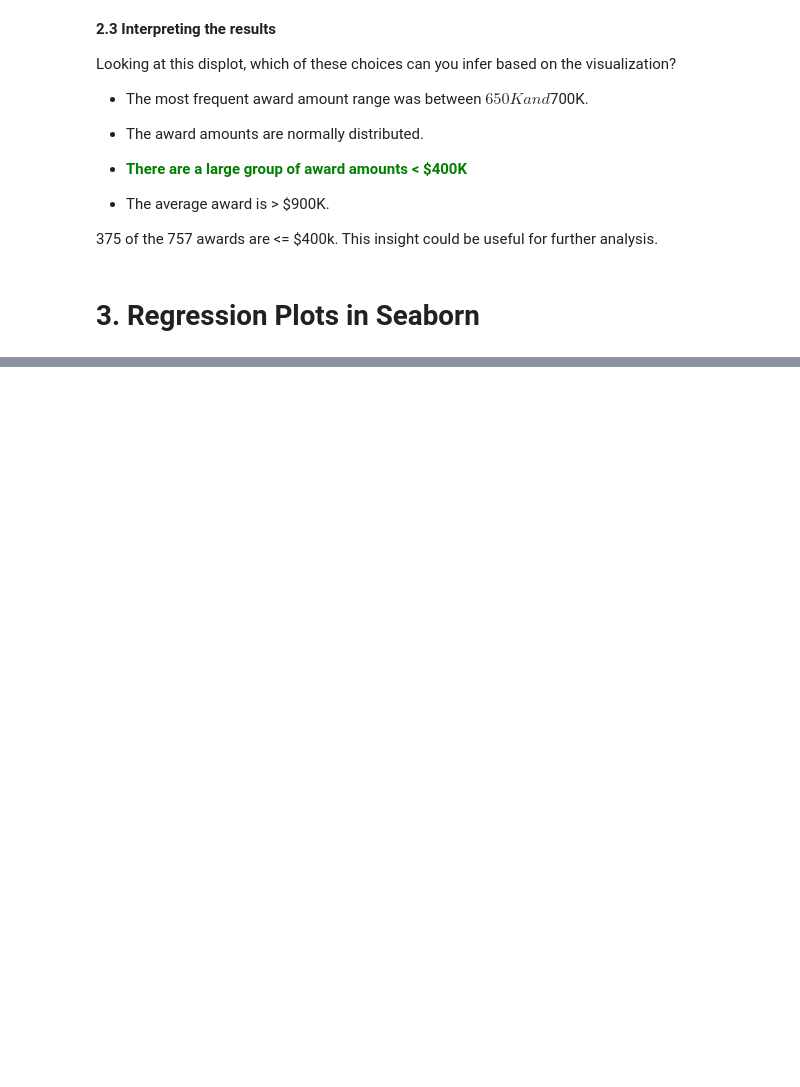
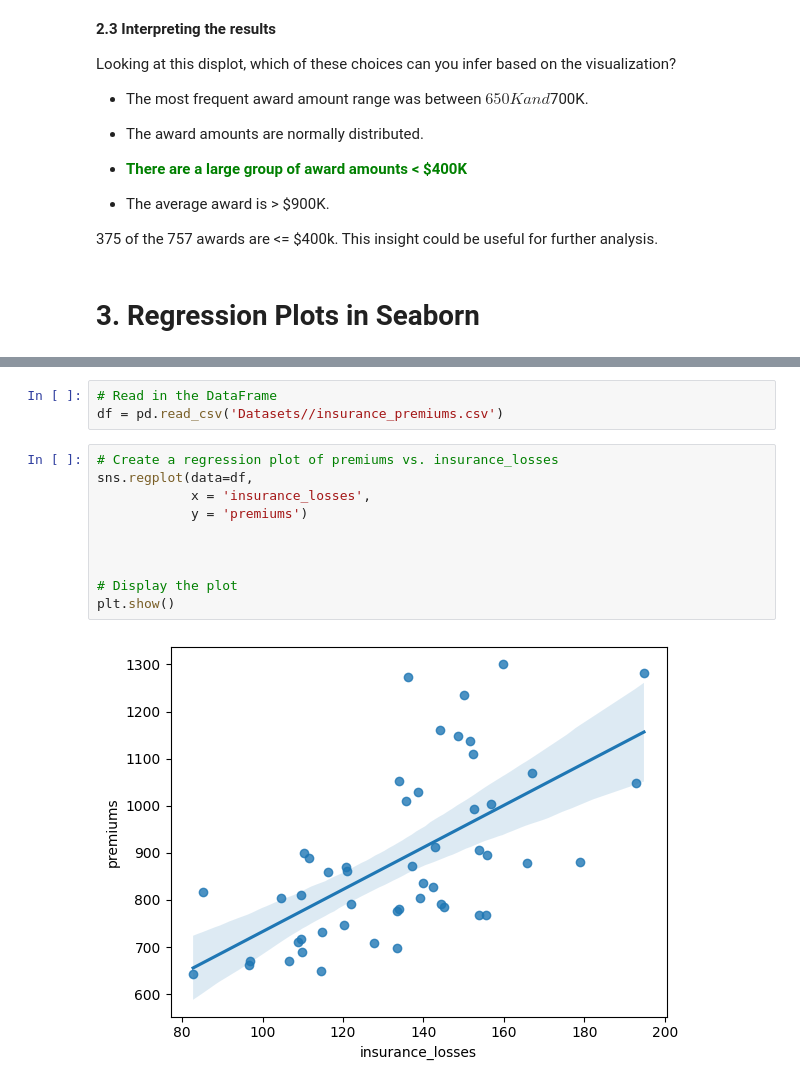
Before and after one commit to yazanhannun/Intermediate-Data-Visualization-with-Seaborn, a Jupyter notebook: 1_Introduction_to_Seaborn.ipynb, the cells around one changed output, grey strips where cells are left out. Saved outputs shown, nothing was run; the diff lists cells and outputs as text; blank space fills up the shorter version.

Commit message:
Regression Plots in Seaborn/Create regression plots

```diff
--- a/1_Introduction_to_Seaborn.ipynb
+++ b/1_Introduction_to_Seaborn.ipynb
@@ -114,0 +121,15 @@ Looking at this displot, which of these choices can you infer based on the visua
+# %%
+# Read in the DataFrame
+df = pd.read_csv('Datasets//insurance_premiums.csv')
+# %%
+# Create a regression plot of premiums vs. insurance_losses
+sns.regplot(data=df,
+            x = 'insurance_losses',
+            y = 'premiums')
+
+
+
+# Display the plot
+plt.show()
+# %% [output]
+[figure, added]
```
Also changed, not shown: parts of 3 cells of this notebook.
